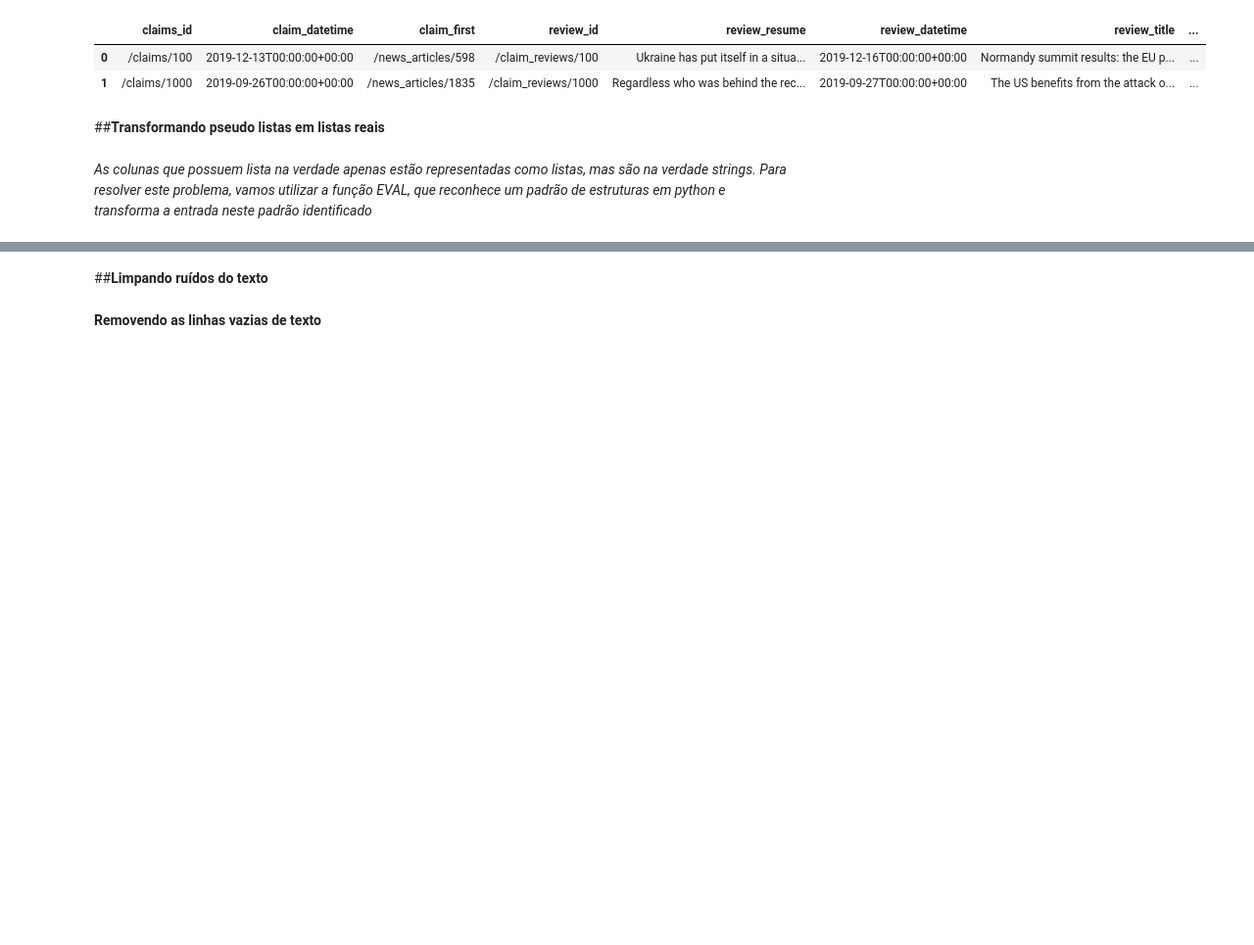
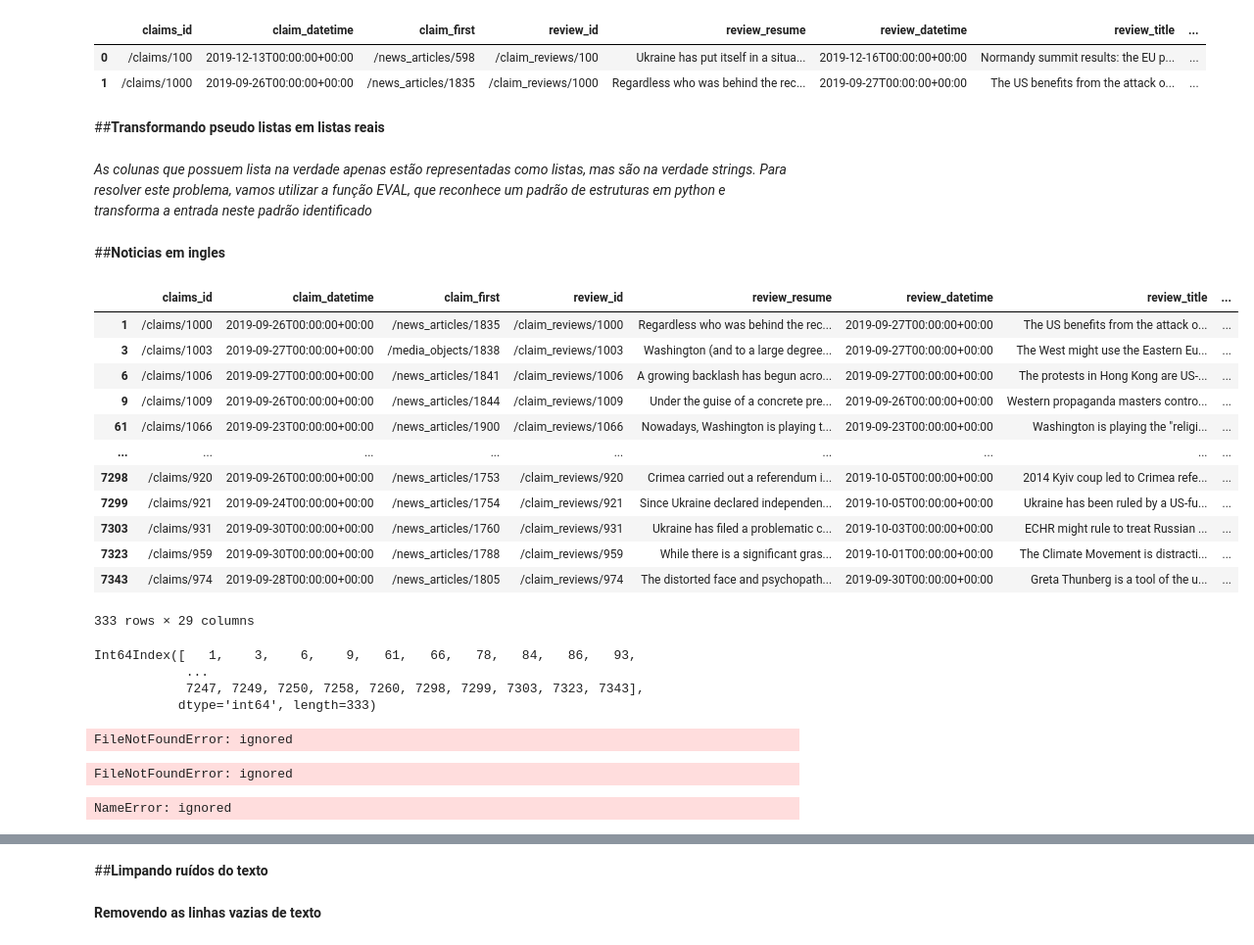
Before and after one commit to SamiraHabib/Fake_News, a Jupyter notebook: projeto_fake_news_1_1.ipynb, the cells around one changed output, grey strips where cells are left out. Shown at 98% size. Cells and saved outputs as stored; diff of their text form; code cells hidden in the pictures; blank space fills up the shorter version.

```diff
--- a/projeto_fake_news_1_1.ipynb
+++ b/projeto_fake_news_1_1.ipynb
@@ -18,5 +49,5 @@ import numpy as np
 # %%
-files = pd.read_csv('/content/drive/MyDrive/Colab Notebooks/Projeto - fake news/data.csv')
+files = pd.read_csv('/content/data.csv')
 # %%
 files.head()
 # %% [output]
@@ -285,3 +316,5 @@ files['news_keyword_id'] = files['news_keyword_id'].apply(lambda x: eval(x))
 files['news_keyword'] = files['news_keyword'].apply(lambda x: eval(x))
 files['news_countries_id'] = files['news_countries_id'].apply(lambda x: eval(x))
 files['claims_total'] = files['claims_total'].apply(lambda x: eval(x))
+# %% [markdown]
+##**Noticias em ingles**
@@ -287,0 +323,18 @@ files['claims_total'] = files['claims_total'].apply(lambda x: eval(x))
+# %%
+news_eng = files[files['news_language'] == 'English']
+# %%
+news_eng
+# %% [output]
+|  | claims_id | claim_datetime | claim_first | review_id | review_resume | review_datetime | review_title | ... |
+| 1 | /claims/1000 | 2019-09-26T00:00:00+00:00 | /news_articles/1835 | /claim_reviews/1000 | Regardless who was behind the rec... | 2019-09-27T00:00:00+00:00 | The US benefits from the attack o... | ... |
+| 3 | /claims/1003 | 2019-09-27T00:00:00+00:00 | /media_objects/1838 | /claim_reviews/1003 | Washington (and to a large degree... | 2019-09-27T00:00:00+00:00 | The West might use the Eastern Eu... | ... |
+| 6 | /claims/1006 | 2019-09-27T00:00:00+00:00 | /news_articles/1841 | /claim_reviews/1006 | A growing backlash has begun acro... | 2019-09-27T00:00:00+00:00 | The protests in Hong Kong are US-... | ... |
+| 9 | /claims/1009 | 2019-09-26T00:00:00+00:00 | /news_articles/1844 | /claim_reviews/1009 | Under the guise of a concrete pre... | 2019-09-26T00:00:00+00:00 | Western propaganda masters contro... | ... |
+| 61 | /claims/1066 | 2019-09-23T00:00:00+00:00 | /news_articles/1900 | /claim_reviews/1066 | Nowadays, Washington is playing t... | 2019-09-23T00:00:00+00:00 | Washington is playing the "religi... | ... |
+| ... | ... | ... | ... | ... | ... | ... | ... | ... |
+| 7298 | /claims/920 | 2019-09-26T00:00:00+00:00 | /news_articles/1753 | /claim_reviews/920 | Crimea carried out a referendum i... | 2019-10-05T00:00:00+00:00 | 2014 Kyiv coup led to Crimea refe... | ... |
+| 7299 | /claims/921 | 2019-09-24T00:00:00+00:00 | /news_articles/1754 | /claim_reviews/921 | Since Ukraine declared independen... | 2019-10-05T00:00:00+00:00 | Ukraine has been ruled by a US-fu... | ... |
+| 7303 | /claims/931 | 2019-09-30T00:00:00+00:00 | /news_articles/1760 | /claim_reviews/931 | Ukraine has filed a problematic c... | 2019-10-03T00:00:00+00:00 | ECHR might rule to treat Russian ... | ... |
+| 7323 | /claims/959 | 2019-09-30T00:00:00+00:00 | /news_articles/1788 | /claim_reviews/959 | While there is a significant gras... | 2019-10-01T00:00:00+00:00 | The Climate Movement is distracti... | ... |
+| 7343 | /claims/974 | 2019-09-28T00:00:00+00:00 | /news_articles/1805 | /claim_reviews/974 | The distorted face and psychopath... | 2019-09-30T00:00:00+00:00 | Greta Thunberg is a tool of the u... | ... |
+333 rows × 29 columns
@@ -287,0 +343,7 @@ files['claims_total'] = files['claims_total'].apply(lambda x: eval(x))
+# %%
+eng_text_id
+# %% [output]
+Int64Index([   1,    3,    6,    9,   61,   66,   78,   84,   86,   93,
+            ...
+            7247, 7249, 7250, 7258, 7260, 7298, 7299, 7303, 7323, 7343],
+           dtype='int64', length=333)
@@ -287,0 +352,22 @@ files['claims_total'] = files['claims_total'].apply(lambda x: eval(x))
+# %%
+for index, content in enumerate(eng_text_id):
+  temp_list = []
+  temp_df = open(f'/content/drive/MyDrive/Colab Notebooks/Projeto - fake news/texts/news_articles_{content}.txt', 'r')
+
+  for item in temp_df:
+    temp_list.append(item)
+
+  eng_df[index] = temp_list
+# %% [output]
+FileNotFoundError: ignored
+# %%
+a = open('/content/drive/MyDrive/Colab Notebooks/Projeto - fake news/texts/news_articles_1000.txt', 'r')
+# %% [output]
+FileNotFoundError: ignored
+# %%
+lista_real = []
+for item in a:
+  #print(item)
+  lista_real.append(item)
+# %% [output]
+NameError: ignored
```
Also changed, not shown: parts of 13 cells of this notebook.
